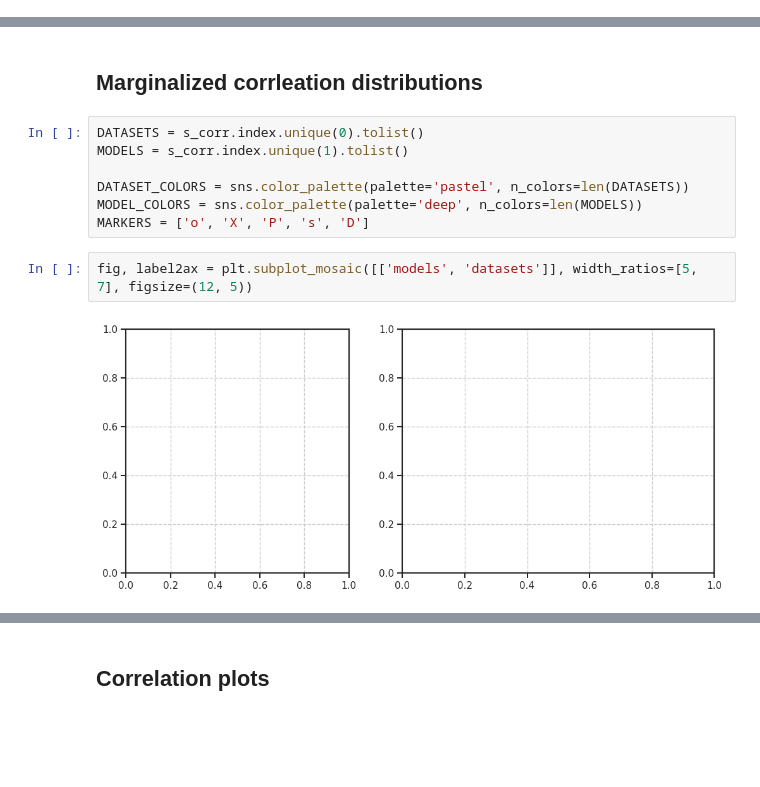
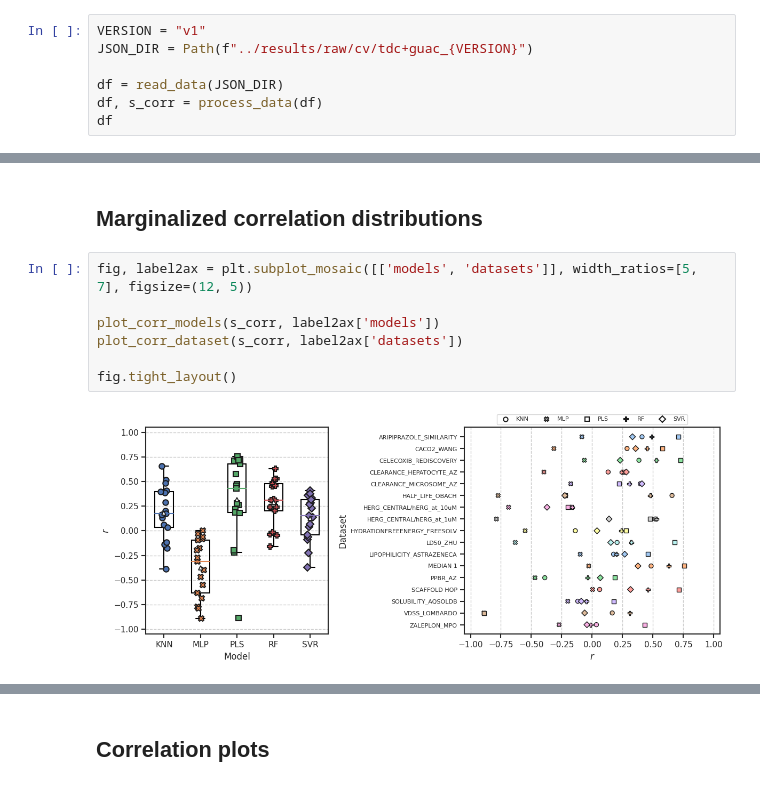
Before and after one commit to coleygroup/rogi-xd, a Jupyter notebook: notebooks/correlation.ipynb, the cells around one changed output, grey strips where cells are left out. Saved outputs shown, nothing was run; the diff lists cells and outputs as text; blank space fills up the shorter version.

```diff
--- a/notebooks/correlation.ipynb
+++ b/notebooks/correlation.ipynb
@@ -64,0 +188,7 @@ df
+# %%
+VERSION = "v1"
+JSON_DIR = Path(f"../results/raw/cv/tdc+guac_{VERSION}")
+
+df = read_data(JSON_DIR)
+df, s_corr = process_data(df)
+df
@@ -65,13 +225,11 @@ df
 # %% [markdown]
-## Marginalized corrleation distributions
+## Marginalized correlation distributions
-# %%
-DATASETS = s_corr.index.unique(0).tolist()
-MODELS = s_corr.index.unique(1).tolist()
-
-DATASET_COLORS = sns.color_palette(palette='pastel', n_colors=len(DATASETS))
-MODEL_COLORS = sns.color_palette(palette='deep', n_colors=len(MODELS))
-MARKERS = ['o', 'X', 'P', 's', 'D']
 # %%
 fig, label2ax = plt.subplot_mosaic([['models', 'datasets']], width_ratios=[5, 7], figsize=(12, 5))
+
+plot_corr_models(s_corr, label2ax['models'])
+plot_corr_dataset(s_corr, label2ax['datasets'])
+
+fig.tight_layout()
 # %% [output]
-[figure, old version]
+[figure, new version]
```
Also changed, not shown: parts of 21 cells of this notebook, 6 other files.
